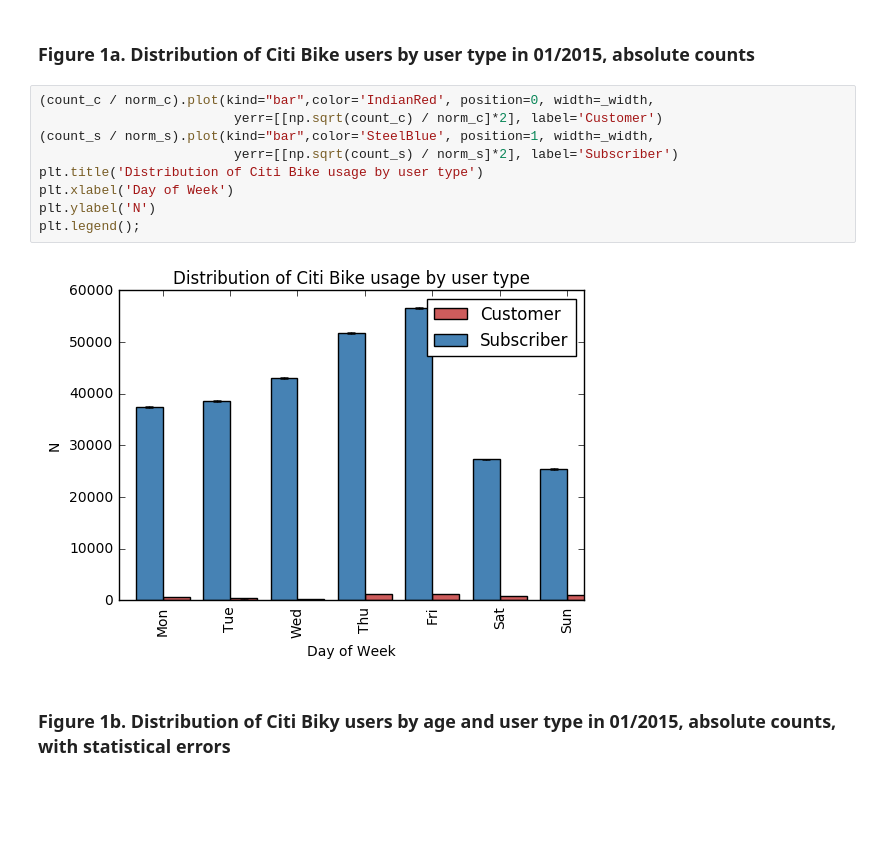
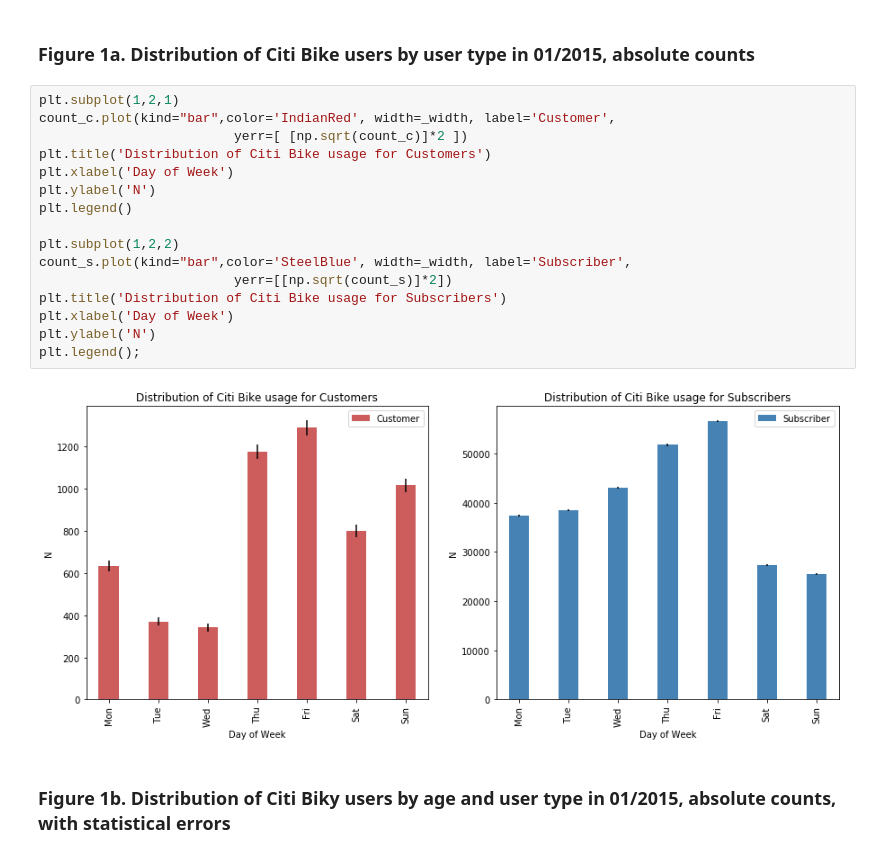
Before and after one commit to beasteers/PUI2017_bs3639, a Jupyter notebook: HW3_bs3639/Assignment2.ipynb, the cells around one changed output. Saved outputs shown, nothing was run; the diff lists cells and outputs as text; blank space fills up the shorter version.

```diff
--- a/HW3_bs3639/Assignment2.ipynb
+++ b/HW3_bs3639/Assignment2.ipynb
@@ -108,16 +137,23 @@ plt.legend();
 # %% [markdown]
 ### Figure 1a. Distribution of Citi Bike users by user type in 01/2015, absolute counts
-# %%
-(count_c / norm_c).plot(kind="bar",color='IndianRed', position=0, width=_width,
-                         yerr=[[np.sqrt(count_c) / norm_c]*2], label='Customer')
-(count_s / norm_s).plot(kind="bar",color='SteelBlue', position=1, width=_width,
-                         yerr=[[np.sqrt(count_s) / norm_s]*2], label='Subscriber')
-plt.title('Distribution of Citi Bike usage by user type')
-plt.xlabel('Day of Week')
-plt.ylabel('N')
-plt.legend();
-# %% [output]
-[figure, removed]
+# %%
+plt.subplot(1,2,1)
+count_c.plot(kind="bar",color='IndianRed', width=_width, label='Customer',
+                         yerr=[ [np.sqrt(count_c)]*2 ])
+plt.title('Distribution of Citi Bike usage for Customers')
+plt.xlabel('Day of Week')
+plt.ylabel('N')
+plt.legend()
+
+plt.subplot(1,2,2)
+count_s.plot(kind="bar",color='SteelBlue', width=_width, label='Subscriber',
+                         yerr=[[np.sqrt(count_s)]*2])
+plt.title('Distribution of Citi Bike usage for Subscribers')
+plt.xlabel('Day of Week')
+plt.ylabel('N')
+plt.legend();
+# %% [output]
+[figure, added]
 # %% [markdown]
 ### Figure 1b. Distribution of Citi Biky users by age and user type in 01/2015, absolute counts, with statistical errors
 # %%
```
Also changed, not shown: parts of 5 cells of this notebook, 1 other file.
